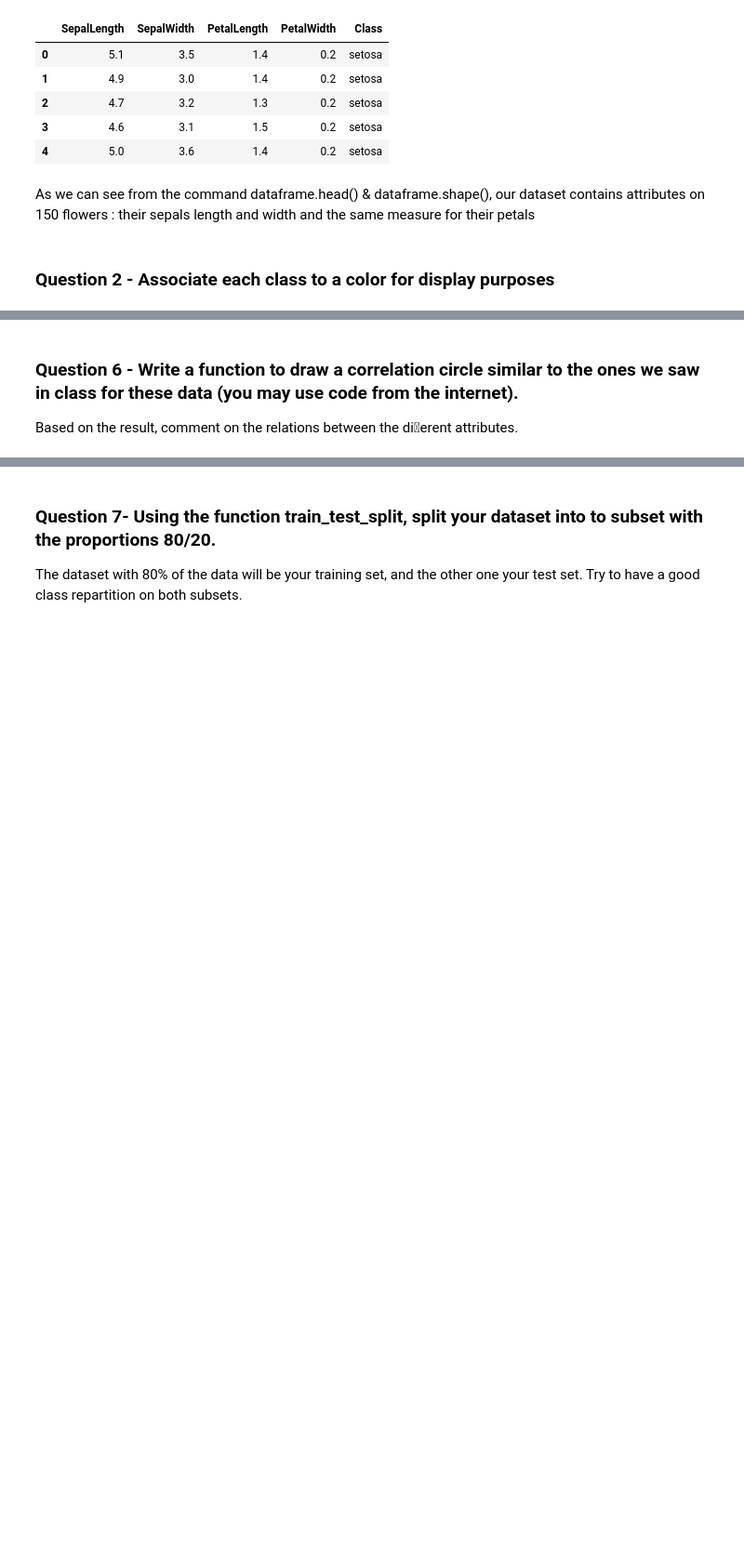
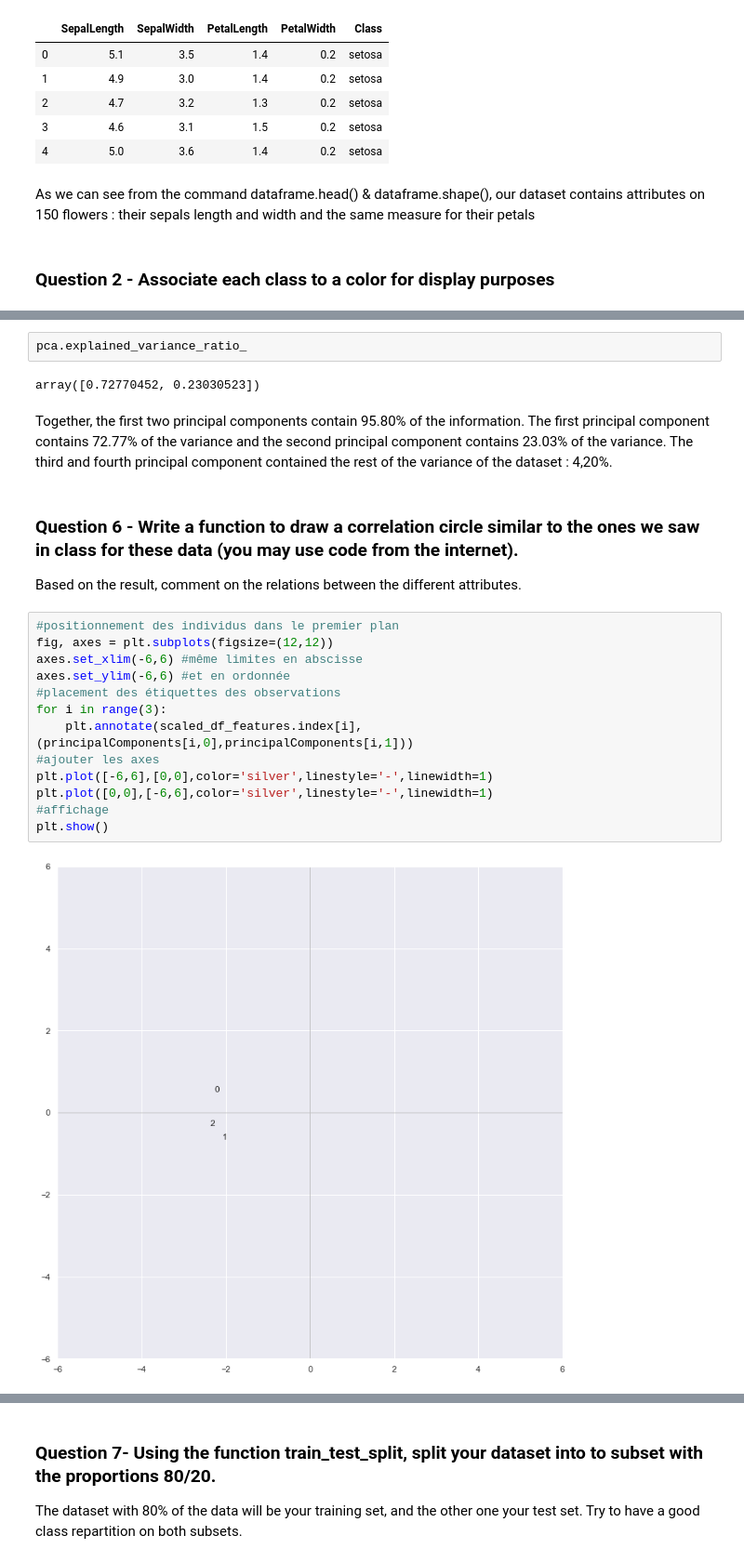
Before and after one commit to sebastienmascha/data-science-ML-python-isep, a Jupyter notebook: Lab3_mascha_sebastien/lab3_ExA-Copy1.ipynb, the cells around one changed output, grey strips where cells are left out. Shown at 93% size. Saved outputs shown, nothing was run; the diff lists cells and outputs as text; blank space fills up the shorter version.

```diff
--- a/Lab3_mascha_sebastien/lab3_ExA-Copy1.ipynb
+++ b/Lab3_mascha_sebastien/lab3_ExA-Copy1.ipynb
@@ -94,7 +154,28 @@ ax.grid()
+# %%
+pca.explained_variance_ratio_
+# %% [output]
+array([0.72770452, 0.23030523])
+# %% [markdown]
+Together, the first two principal components contain 95.80% of the information. The first principal component contains 72.77% of the variance and the second principal component contains 23.03% of the variance. The third and fourth principal component contained the rest of the variance of the dataset : 4,20%.
 # %% [markdown]
 ### Question 6 - Write a function to draw a correlation circle similar to the ones we saw in class for these data (you may use code from the internet).
 
-Based on the result, comment on the relations between the di􏰁erent attributes.
+Based on the result, comment on the relations between the different attributes.
+# %%
+#positionnement des individus dans le premier plan
+fig, axes = plt.subplots(figsize=(12,12))
+axes.set_xlim(-6,6) #même limites en abscisse
+axes.set_ylim(-6,6) #et en ordonnée
+#placement des étiquettes des observations
+for i in range(3):
+    plt.annotate(scaled_df_features.index[i],(principalComponents[i,0],principalComponents[i,1]))
+#ajouter les axes
+plt.plot([-6,6],[0,0],color='silver',linestyle='-',linewidth=1)
+plt.plot([0,0],[-6,6],color='silver',linestyle='-',linewidth=1)
+#affichage
+plt.show()
+# %% [output]
+[figure, added]
 # %%
 (fig, ax) = plt.subplots(figsize=(12, 12))
 for i in range(0, len(pca.components_)):
```
Also changed, not shown: parts of 18 cells of this notebook, 23 other files.
